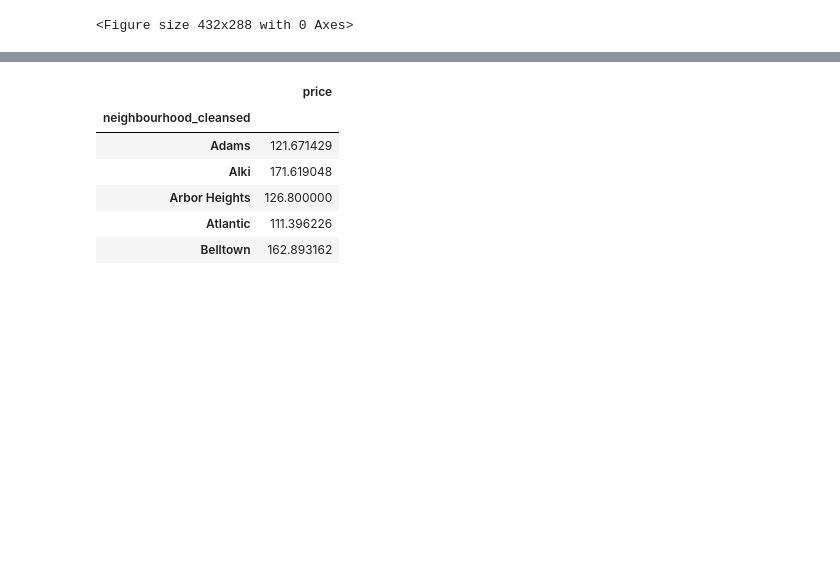
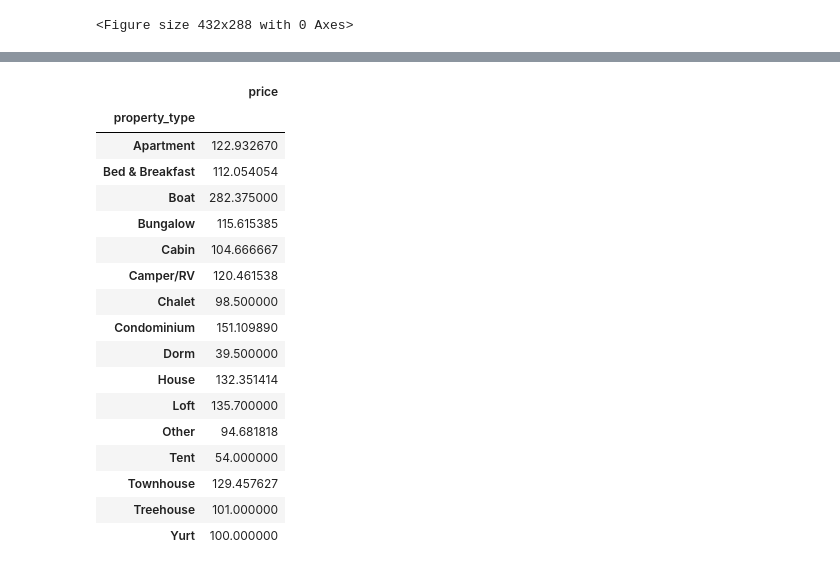
Before and after one commit to ericcheechee/ProjectBeta, a Jupyter notebook: Graphs.ipynb, the cells around one changed output, grey strips where cells are left out. Saved outputs shown, nothing was run; the diff lists cells and outputs as text; code cells hidden in the pictures; blank space fills up the shorter version.

```diff
--- a/Graphs.ipynb
+++ b/Graphs.ipynb
@@ -159,11 +120,22 @@ property_type
 # %%
-mean_prices = merged_df.groupby(['neighbourhood_cleansed'])[["price"]].mean()
-mean_prices.head()
+mean_prices = merged_df.groupby(['property_type'])[["price"]].mean()
+mean_prices
 # %% [output]
 |  | price |
-| neighbourhood_cleansed |  |
-| Adams | 121.671429 |
-| Alki | 171.619048 |
-| Arbor Heights | 126.800000 |
-| Atlantic | 111.396226 |
-| Belltown | 162.893162 |
+| property_type |  |
+| Apartment | 122.932670 |
+| Bed & Breakfast | 112.054054 |
+| Boat | 282.375000 |
+| Bungalow | 115.615385 |
+| Cabin | 104.666667 |
+| Camper/RV | 120.461538 |
+| Chalet | 98.500000 |
+| Condominium | 151.109890 |
+| Dorm | 39.500000 |
+| House | 132.351414 |
+| Loft | 135.700000 |
+| Other | 94.681818 |
+| Tent | 54.000000 |
+| Townhouse | 129.457627 |
+| Treehouse | 101.000000 |
+| Yurt | 100.000000 |
```
Also changed, not shown: parts of 19 cells of this notebook, 4 other files.
